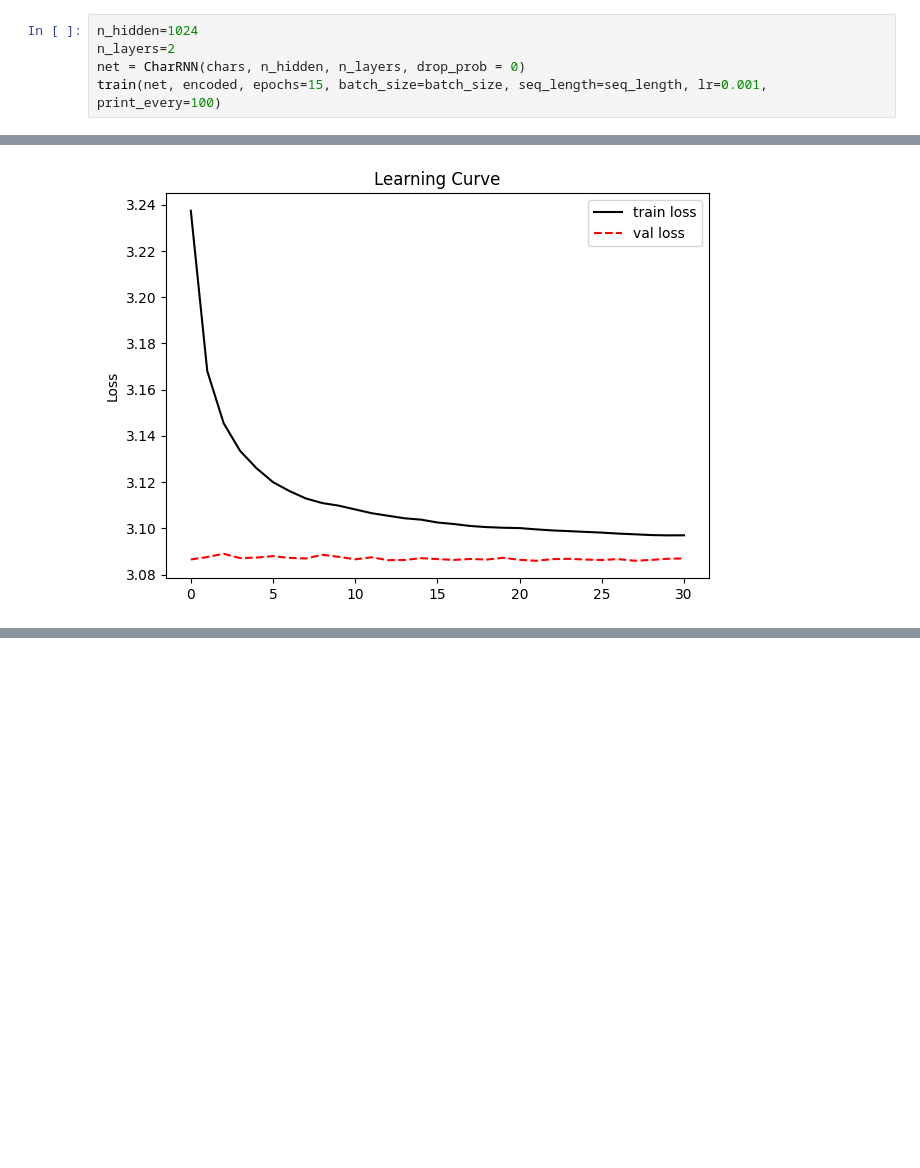
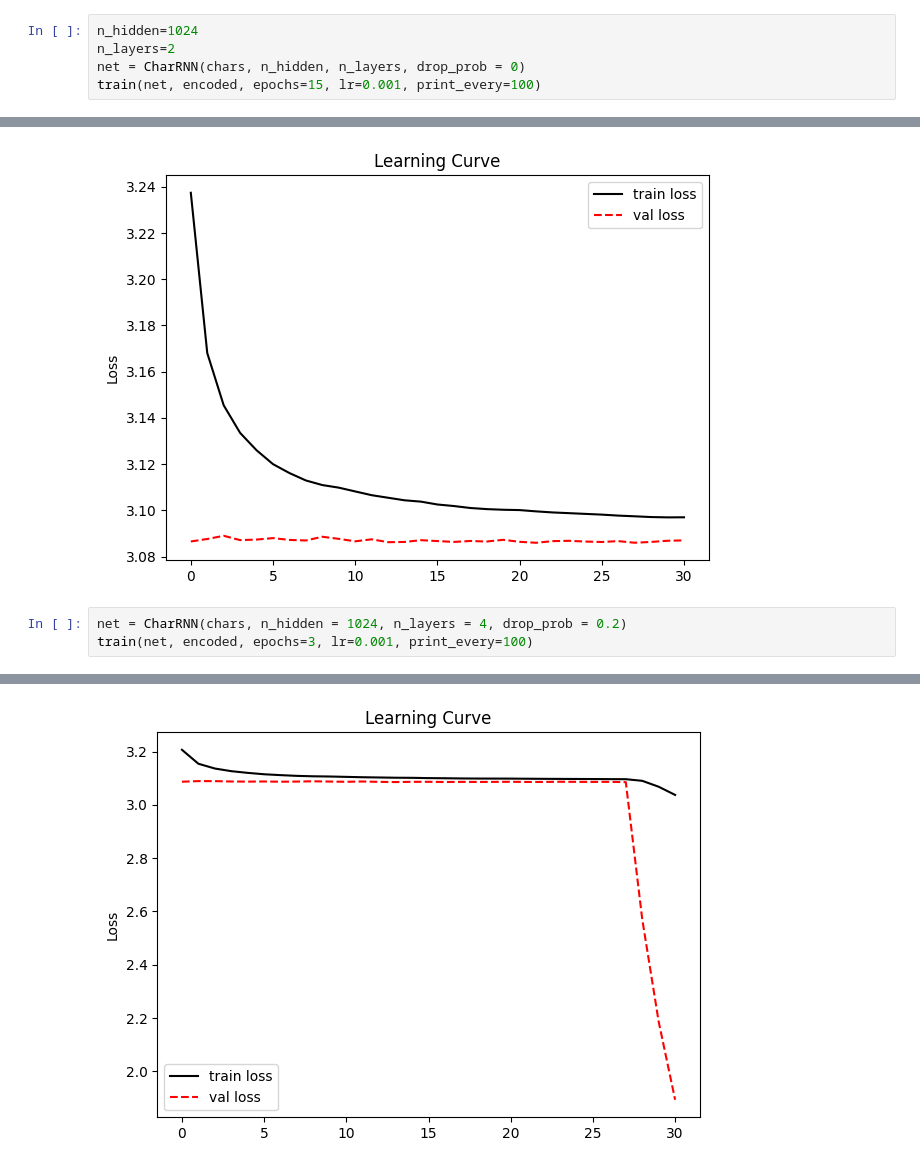
Before and after one commit to Nsivaa/ISPR_midterms, a Jupyter notebook: ISPR_midterm_3/Character_Level_RNN_Solution.ipynb, the cells around one changed output, grey strips where cells are left out. Cells and saved outputs as stored; diff of their text form; blank space fills up the shorter version.

```diff
--- a/ISPR_midterm_3/Character_Level_RNN_Solution.ipynb
+++ b/ISPR_midterm_3/Character_Level_RNN_Solution.ipynb
@@ -694,5 +694,5 @@ The flight would be my bags for our suitcade and they told me two and a seat whi
 n_hidden=1024
 n_layers=2
 net = CharRNN(chars, n_hidden, n_layers, drop_prob = 0)
-train(net, encoded, epochs=15, batch_size=batch_size, seq_length=seq_length, lr=0.001, print_every=100)
+train(net, encoded, epochs=15, lr=0.001, print_every=100)
 # %% [output]
@@ -995,3 +1002,7 @@ Epoch: 3/3... Step: 2900... Loss: 3.1216... Val Loss: 3.0864
 Epoch: 3/3... Step: 3000... Loss: 3.0874... Val Loss: 3.0869
 Epoch: 3/3... Step: 3100... Loss: 3.1073... Val Loss: 3.0870
 [figure]
+# %%
+net = CharRNN(chars, n_hidden = 1024, n_layers = 4, drop_prob = 0.2)
+train(net, encoded, epochs=3, lr=0.001, print_every=100)
+# %% [output]
@@ -997,0 +1040 @@ Epoch: 3/3... Step: 3100... Loss: 3.1073... Val Loss: 3.0870
+[figure, added]
```
Also changed, not shown: parts of 7 cells of this notebook, 5 other files.
